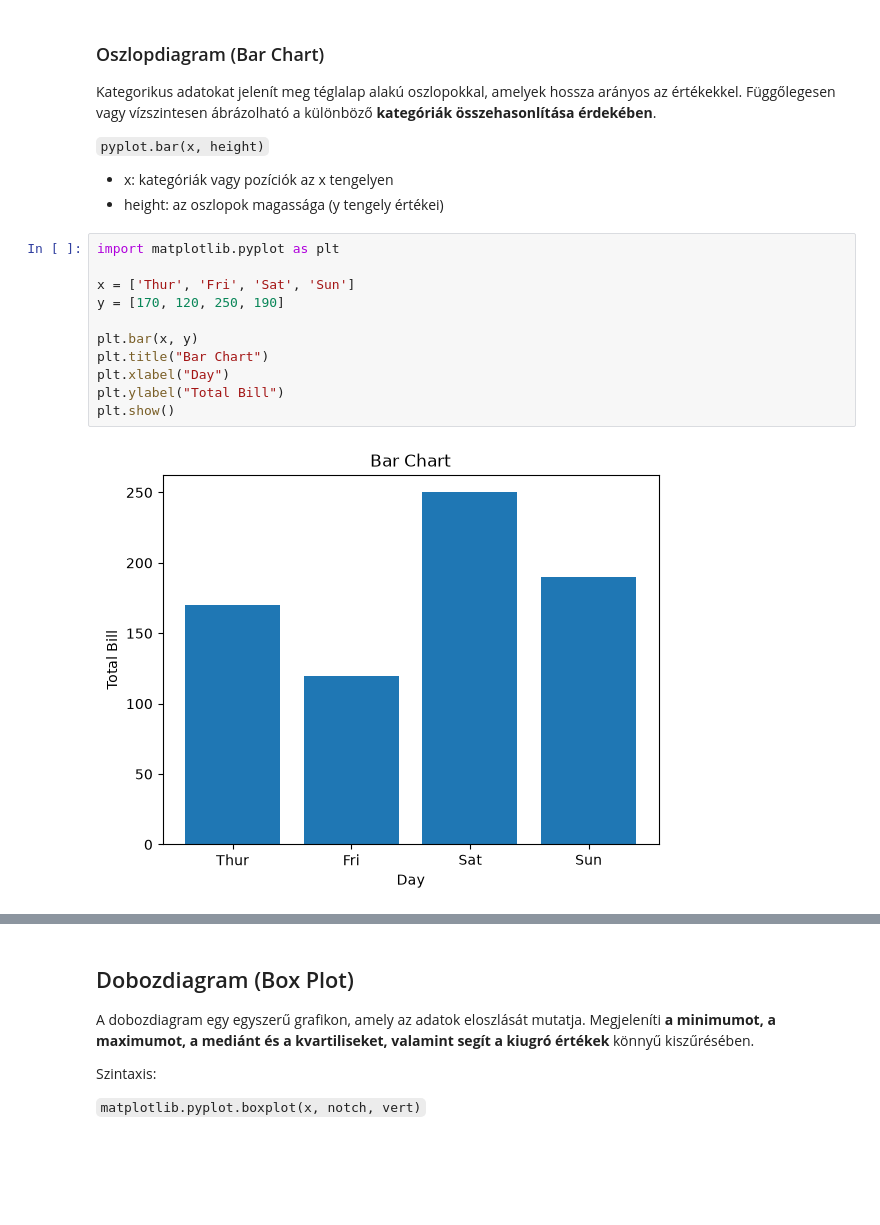
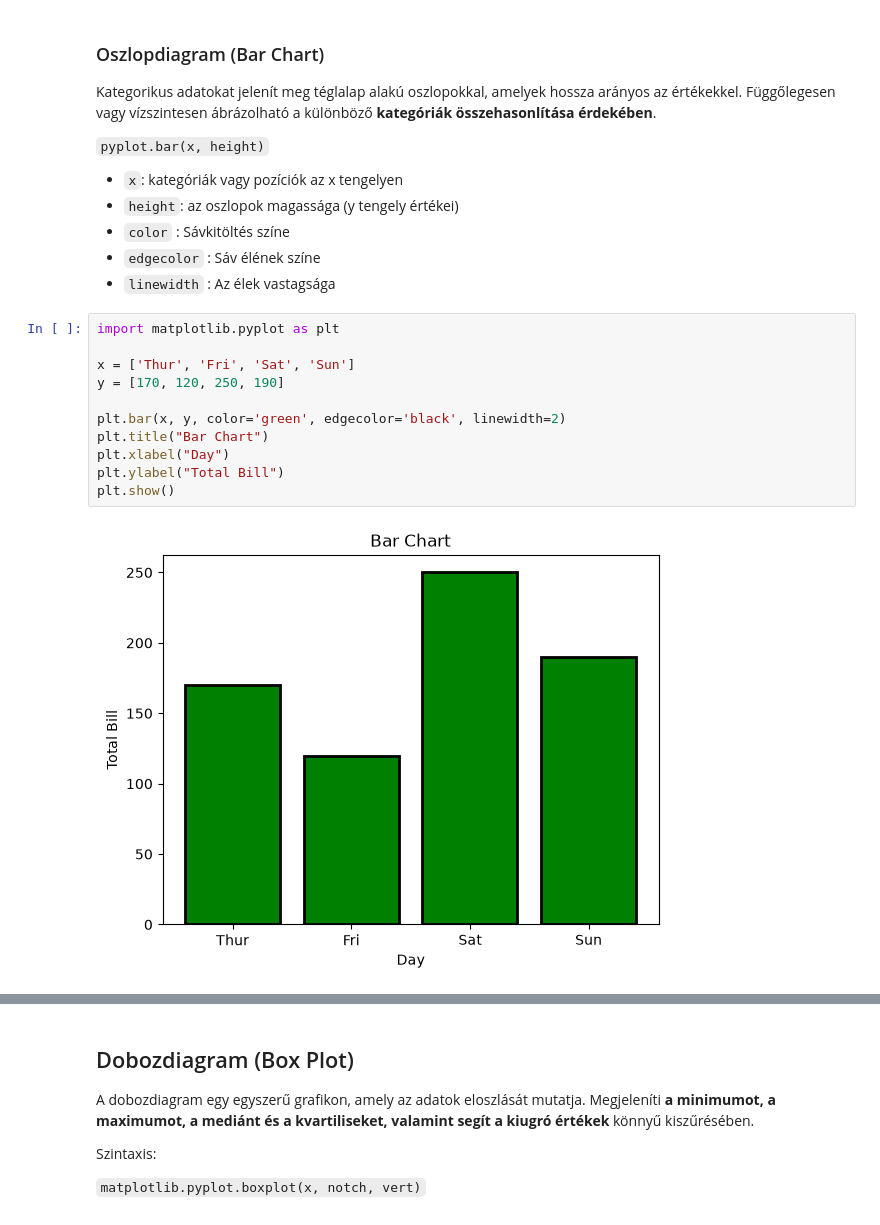
Before and after one commit to vojcsektunde/ds-learning-journey, a Jupyter notebook: python/08-libraries/Matplotlib.ipynb, the cells around one changed output, grey strips where cells are left out. Saved outputs shown, nothing was run; the diff lists cells and outputs as text; blank space fills up the shorter version.

```diff
--- a/python/08-libraries/Matplotlib.ipynb
+++ b/python/08-libraries/Matplotlib.ipynb
@@ -29,21 +37,24 @@ Kategorikus adatokat jelenít meg téglalap alakú oszlopokkal, amelyek hossza a
 
  `pyplot.bar(x, height)`
 
-- x: kategóriák vagy pozíciók az x tengelyen
-- height: az oszlopok magassága (y tengely értékei)
+- `x`: kategóriák vagy pozíciók az x tengelyen
+- `height`: az oszlopok magassága (y tengely értékei)
+- `color` : Sávkitöltés színe
+- `edgecolor` : Sáv élének színe
+- `linewidth` : Az élek vastagsága
 # %%
 import matplotlib.pyplot as plt
 
 x = ['Thur', 'Fri', 'Sat', 'Sun']
 y = [170, 120, 250, 190]
 
-plt.bar(x, y)
+plt.bar(x, y, color='green', edgecolor='black', linewidth=2)
 plt.title("Bar Chart")
 plt.xlabel("Day")
 plt.ylabel("Total Bill")
 plt.show()
 # %% [output]
-[figure, old version]
+[figure, new version]
 # %% [markdown]
 ### Hisztogram (Histogram)
 
```
Also changed, not shown: parts of 8 cells of this notebook.
